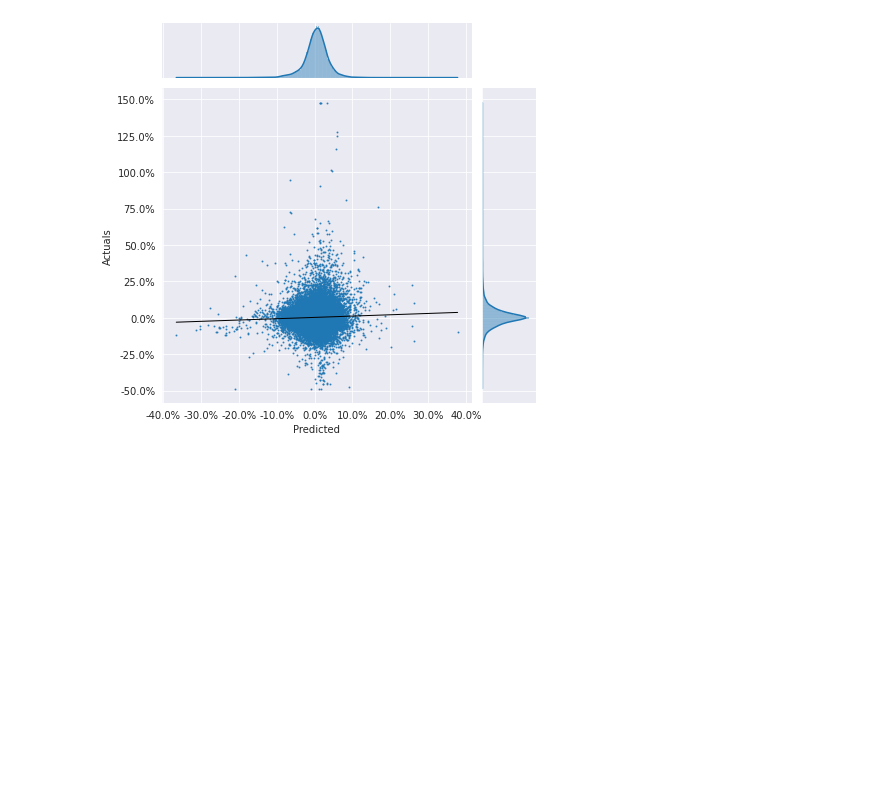
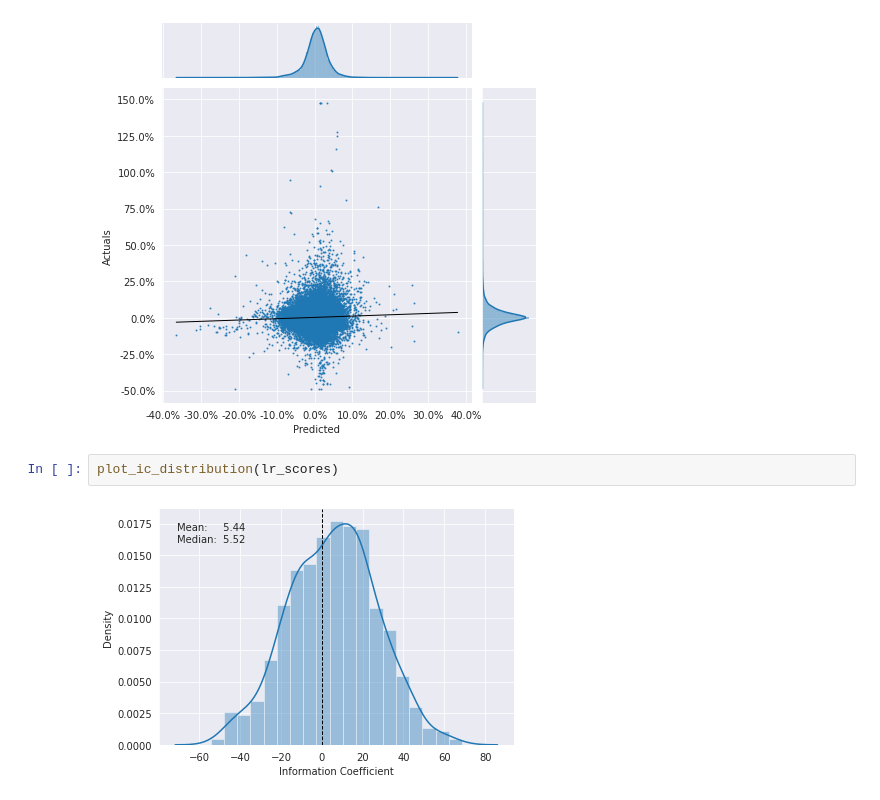
Before and after one commit to carlos-carlos/ML-Class-capstone-project, a Jupyter notebook: Step6_Predictions.ipynb, the cells around one changed output. Saved outputs shown, nothing was run; the diff lists cells and outputs as text; blank space fills up the shorter version.

```diff
--- a/Step6_Predictions.ipynb
+++ b/Step6_Predictions.ipynb
@@ -218,3 +237,7 @@ Information Coefficient (overall): 4.355% (p-value: 0.0000%)
 plot_preds_scatter(lr_predictions)
 # %% [output]
 [figure]
+# %%
+plot_ic_distribution(lr_scores)
+# %% [output]
+[figure, added]
```
Also changed, not shown: parts of 2 cells of this notebook.
